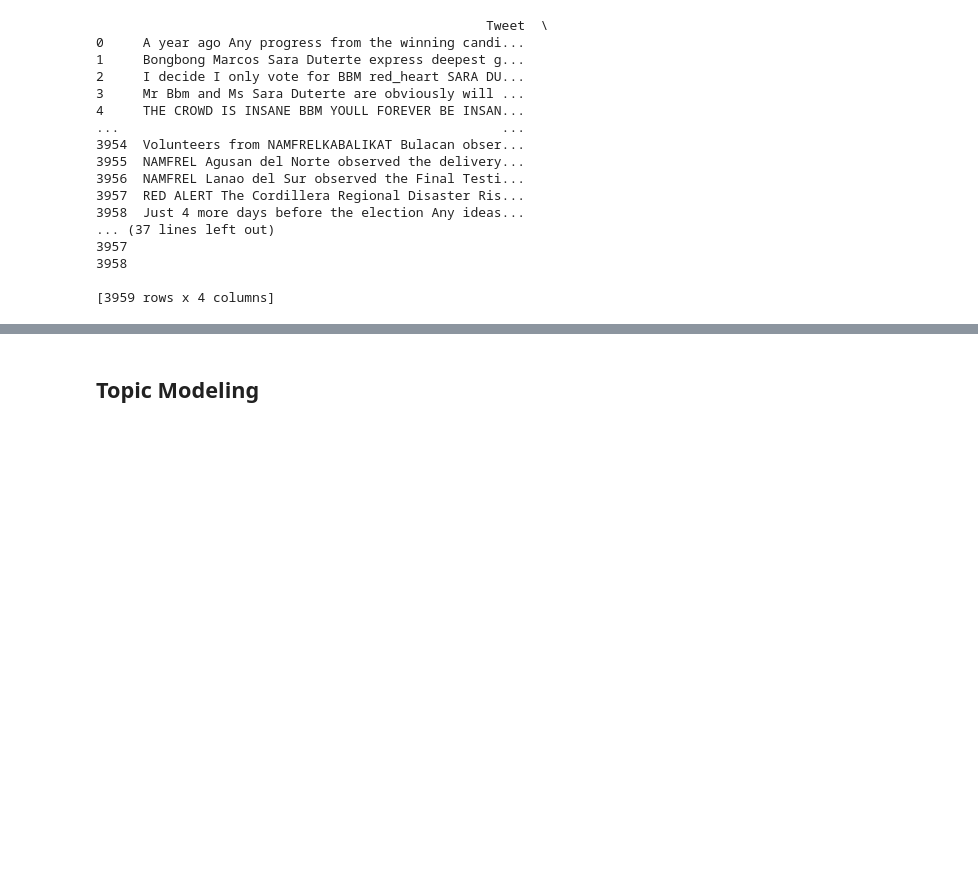
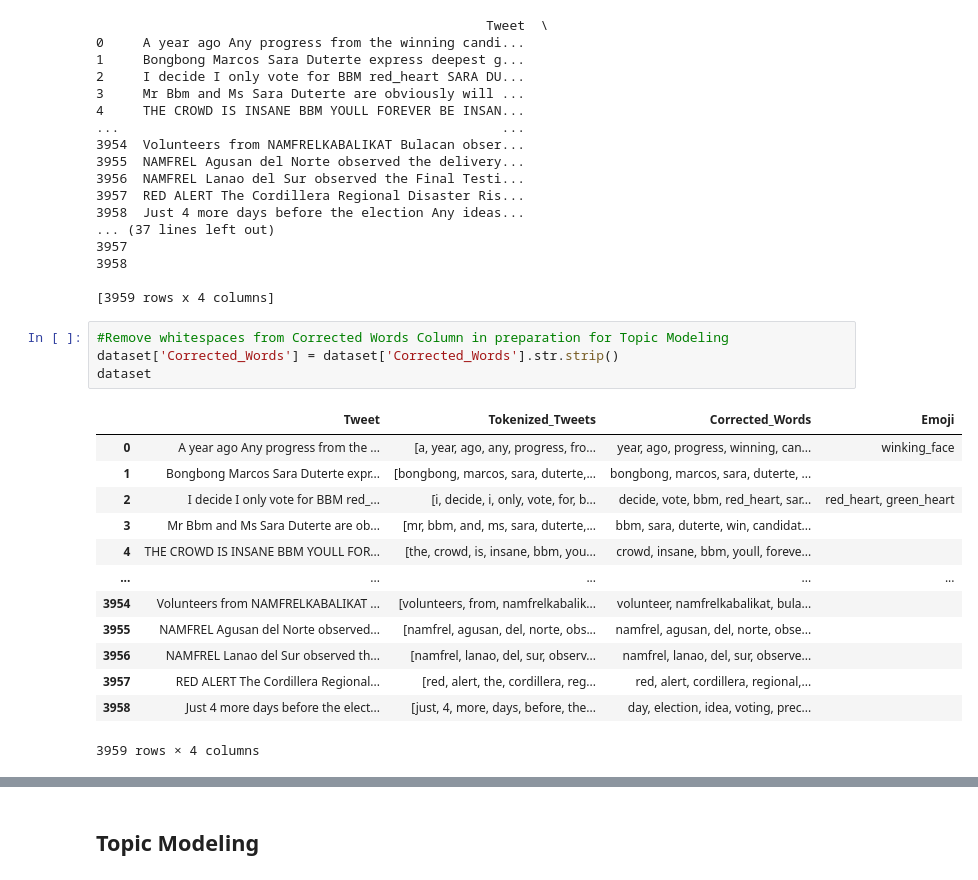
Before and after one commit to julscast/Thesis_2, a Jupyter notebook: PreElection.ipynb, the cells around one changed output, grey strips where cells are left out. Cells and saved outputs as stored; diff of their text form; blank space fills up the shorter version.

```diff
--- a/PreElection.ipynb
+++ b/PreElection.ipynb
@@ -594,6 +605,24 @@ print(dataset)
 3958
 
 [3959 rows x 4 columns]
+# %%
+#Remove whitespaces from Corrected Words Column in preparation for Topic Modeling
+dataset['Corrected_Words'] = dataset['Corrected_Words'].str.strip()
+dataset
+# %% [output]
+|  | Tweet | Tokenized_Tweets | Corrected_Words | Emoji |
+| 0 | A year ago Any progress from the ... | [a, year, ago, any, progress, fro... | year, ago, progress, winning, can... | winking_face |
+| 1 | Bongbong Marcos Sara Duterte expr... | [bongbong, marcos, sara, duterte,... | bongbong, marcos, sara, duterte, ... |  |
+| 2 | I decide I only vote for BBM red_... | [i, decide, i, only, vote, for, b... | decide, vote, bbm, red_heart, sar... | red_heart, green_heart |
+| 3 | Mr Bbm and Ms Sara Duterte are ob... | [mr, bbm, and, ms, sara, duterte,... | bbm, sara, duterte, win, candidat... |  |
+| 4 | THE CROWD IS INSANE BBM YOULL FOR... | [the, crowd, is, insane, bbm, you... | crowd, insane, bbm, youll, foreve... |  |
+| ... | ... | ... | ... | ... |
+| 3954 | Volunteers from NAMFRELKABALIKAT ... | [volunteers, from, namfrelkabalik... | volunteer, namfrelkabalikat, bula... |  |
+| 3955 | NAMFREL Agusan del Norte observed... | [namfrel, agusan, del, norte, obs... | namfrel, agusan, del, norte, obse... |  |
+| 3956 | NAMFREL Lanao del Sur observed th... | [namfrel, lanao, del, sur, observ... | namfrel, lanao, del, sur, observe... |  |
+| 3957 | RED ALERT The Cordillera Regional... | [red, alert, the, cordillera, reg... | red, alert, cordillera, regional,... |  |
+| 3958 | Just 4 more days before the elect... | [just, 4, more, days, before, the... | day, election, idea, voting, prec... |  |
+3959 rows × 4 columns
 # %%
 # The use of wordcloud to check if all steps were done correctly
 from wordcloud import WordCloud
```
Also changed, not shown: parts of 14 cells of this notebook, 5 other files.
